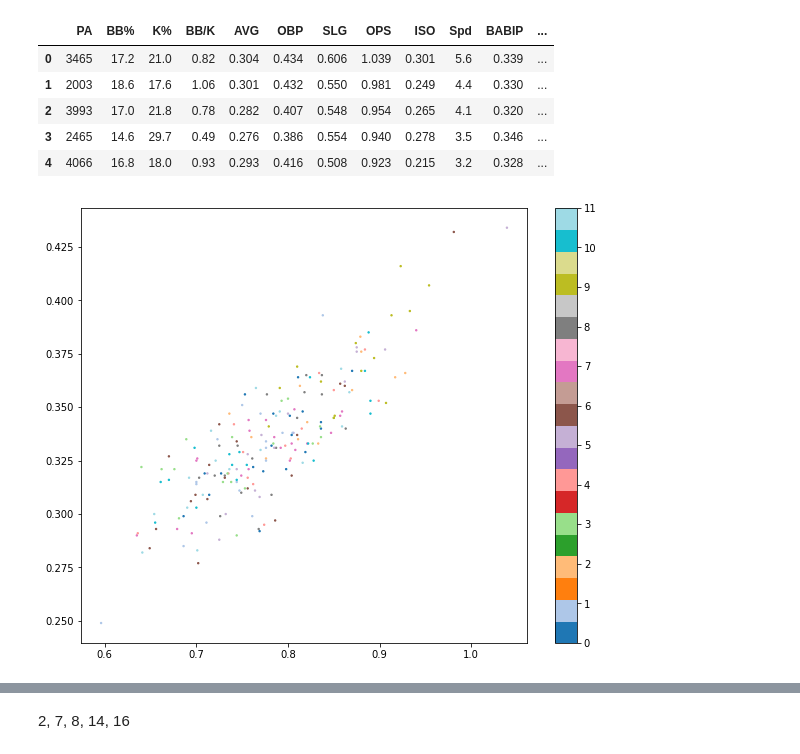
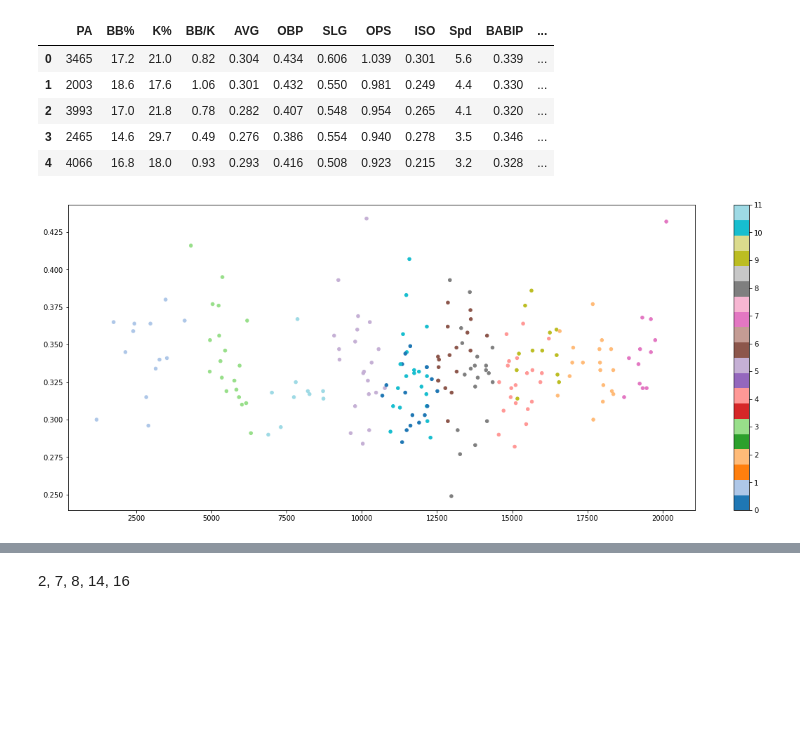
Before and after one commit to cole-beach/MLB-Predictions, a Jupyter notebook: MLB_OBP_Predictions.ipynb, the cells around one changed output, grey strips where cells are left out. Drawn from its saved outputs; the diff is of its cells as text; code cells hidden in the pictures; blank space fills up the shorter version.

```diff
--- a/MLB_OBP_Predictions.ipynb
+++ b/MLB_OBP_Predictions.ipynb
@@ -30,8 +31,6 @@ df.head()
 | 3 | Aaron Judge | NYY | 2465 | 14.60% | 29.70% | 0.49 | 0.276 | 0.386 | 0.554 | 0.940 | ... | ... |
 | 4 | Joey Votto | CIN | 4066 | 16.80% | 18.00% | 0.93 | 0.293 | 0.416 | 0.508 | 0.923 | ... | ... |
 5 rows × 21 columns
-# %%
-df.drop(columns=['playerid'], inplace=True)
 # %%
 df.describe()
 # %% [output]
@@ -167,15 +178,15 @@ df2.head()
 # %%
 km = KMeans(n_clusters=12, random_state=42)
 km.fit(df2)
 
 # kmeans
-plt.figure(figsize=(10,8))
-plt.scatter( x=df2["OPS"], y=df2["OBP"], c=km.labels_,
-         cmap = 'tab20', s=2)
+plt.figure(figsize=(20,8))
+plt.scatter( x=df2["playerid"], y=df2["OBP"], c=km.labels_,
+         cmap = 'tab20', s=20)
 ticks = np.sort(np.unique(km.labels_))
 plt.colorbar(ticks=ticks);
 # %% [output]
-[figure, old version]
+[figure, new version]
 # %%
 X = df2.drop(columns=['OBP'])
 y = df2['OBP']
```
Also changed, not shown: parts of 15 cells of this notebook.
